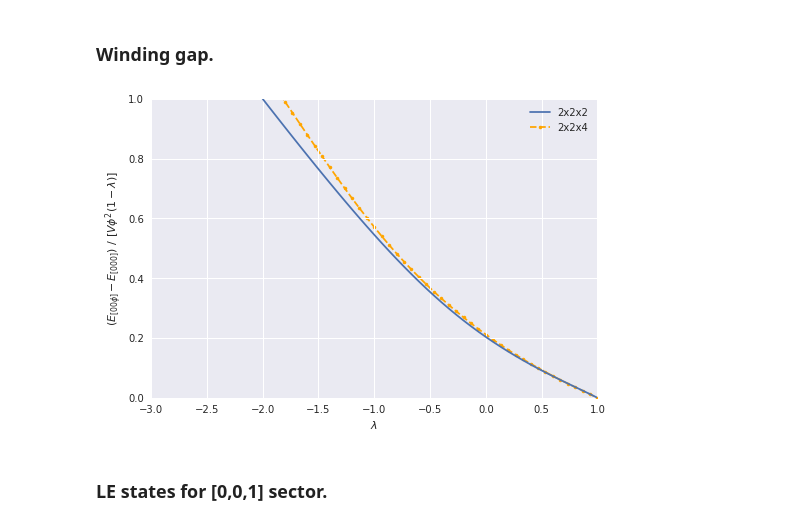
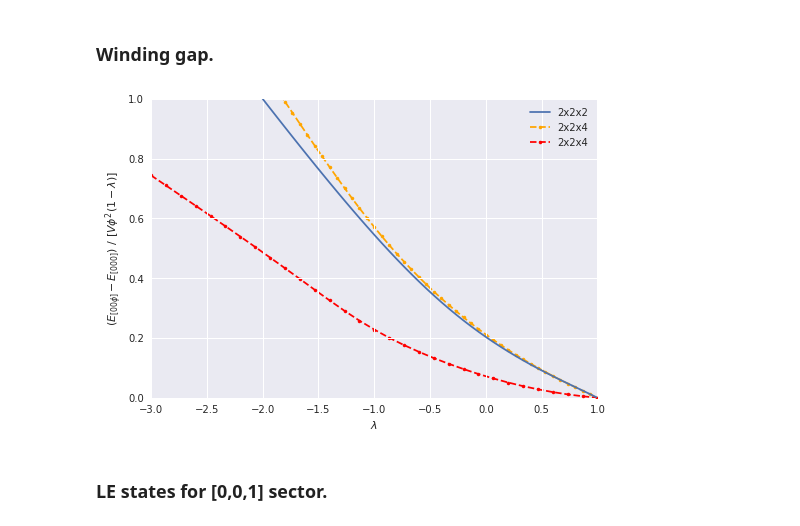
Before and after one commit to cygnus2/FQLMs, a Jupyter notebook: python_notebooks/winding_gaps.ipynb, the cells around one changed output. Drawn from its saved outputs; the diff is of its cells as text; code cells hidden in the pictures.

```diff
--- a/python_notebooks/winding_gaps.ipynb
+++ b/python_notebooks/winding_gaps.ipynb
@@ -128,10 +128,15 @@ with plt.style.context('seaborn'):
     for g in gaps[1:]:
         ax.plot(lams, g, color='gray', ls='', marker='.')
 
-#     # W [0,0,1]
+    # W [0,0,1]
     lams, gaps, gs = get_gap_lines('../python_data/winding_gaps/results_bosons_wx_4-wy_4-wz_3_2x2x4.hdf5', n_states=10, skip=['eigenstates'])
     for g in gaps:
         ax.plot(lams, g+gs.real-gs_func(lams), color='orange', ls='-', marker='.', zorder=0)
 
+    # W [1,0,0]
+    lams, gaps, gs = get_gap_lines('../python_data/winding_gaps/results_bosons_wx_5-wy_4-wz_2_2x2x4.hdf5', n_states=2, skip=['eigenstates', 'parity', 'unity'])
+    for g in gaps:
+        ax.plot(lams, g+gs.real-gs_func(lams), color='red', ls='-', marker='.', zorder=100)
+
     ax.set_ylim(0,5)
 # %% [output]
@@ -138,0 +144,3 @@ with plt.style.context('seaborn'):
+# %%
+lams, gaps, gs = get_gap_lines('../python_data/winding_gaps/results_bosons_wx_5-wy_4-wz_2_2x2x4.hdf5', n_states=2, skip=['eigenstates', 'parity', 'unity'])
+gs
@@ -154,33 +174,38 @@ with plt.style.context('seaborn'):
     V = 2*2*2
     lams, _, gs = get_gap_lines(datadir+'results_bosons_wx_2-wy_2-wz_2_2x2x2.hdf5', n_states=50)
 
     for phi in [1]:
         lams, gaps = get_gap_lines(datadir+'results_bosons_wx_2-wy_2-wz_{:d}_2x2x2.hdf5'.format(phi+2), n_states=50, ref_gs=gs)
         y = gaps[0] / V#(phi**2*(1-lams)) / V
         ax.plot(lams, y, label='2x2x2')
 
     # --------------------------
     # 2x2x4
     V = 2*2*4
     phi = 1
 
     lams, gaps, gs = get_gap_lines('../python_data/winding_gaps/multi_spectrum_bosons_wx_4-wy_4-wz_2_2x2x4.dat')
     gs_func = interp1d(lams, gs.real)
 
     lams, gaps, gs = get_gap_lines('../python_data/winding_gaps/results_bosons_wx_4-wy_4-wz_3_2x2x4.hdf5', n_states=10, skip=['eigenstates'])
     gap = gaps[0]+gs.real-gs_func(lams)
     y = gap /V #(phi**2*(1-lams)) / V
     ax.plot(lams, y, color='orange', ls='--', marker='.', zorder=0, label='2x2x4')
 
+    lams, gaps, gs = get_gap_lines('../python_data/winding_gaps/results_bosons_wx_5-wy_4-wz_2_2x2x4.hdf5', n_states=2, skip=['eigenstates', 'parity', 'unity'])
+    gap = gaps[0]+gs.real-gs_func(lams)
+    y = gap /V #(phi**2*(1-lams)) / V
+    ax.plot(lams, y, color='red', ls='--', marker='.', zorder=0, label='2x2x4')
+
     # --------------------------
 
     ax.set_xlabel('$\\lambda$')
     ax.set_ylabel('$(E_{[00\\phi]} - E_{[000]})\ /\ [V \phi^2(1-\\lambda)]$')
 
     ax.legend(loc='upper right')
     ax.set_xlim(-3,1)
     ax.set_ylim(0,1)
 # %% [output]
-[figure, old version]
+[figure, new version]
 # %% [markdown]
 ### LE states for [0,0,1] sector.
```
Also changed, not shown: parts of 7 cells of this notebook, 3 other files.
